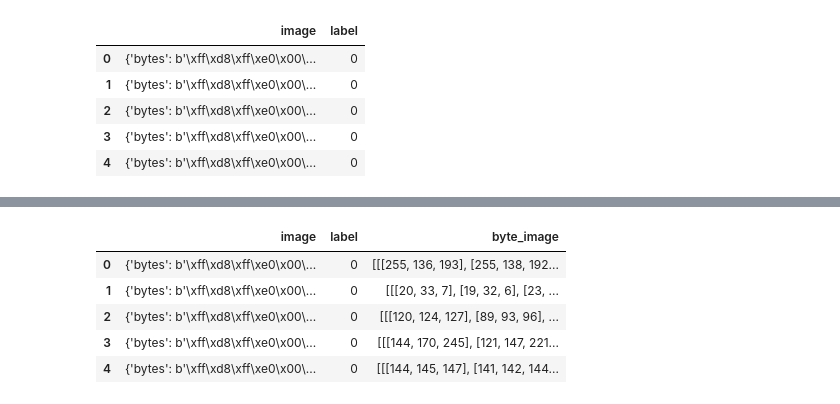
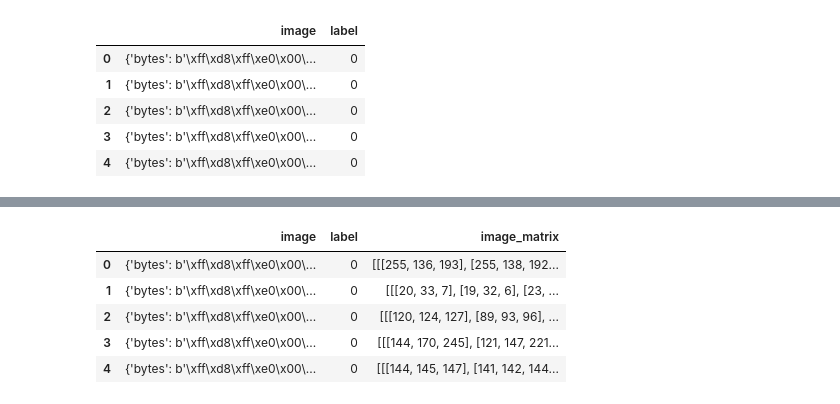
Before and after one commit to vrublik/ds_portfolio, a Jupyter notebook: CNN tiny ImageNet.ipynb, the cells around one changed output, grey strips where cells are left out. Drawn from its saved outputs; the diff is of its cells as text; code cells hidden in the pictures.

```diff
--- a/CNN tiny ImageNet.ipynb
+++ b/CNN tiny ImageNet.ipynb
@@ -36,6 +49,6 @@ valid_dataset.head()
 | 4 | {'bytes': b'\xff\xd8\xff\xe0\x00\... | 0 |
 # %%
 %%time
-train_dataset['byte_image'] = train_dataset['image'].apply(lambda x: np.array(Image.open(io.BytesIO(x['bytes']))))
+train_dataset['image_matrix'] = train_dataset['image'].apply(lambda x: np.array(Image.open(io.BytesIO(x['bytes']))))
 train_dataset.head()
 # %% [output]
@@ -44,4 +57,4 @@ Wall time: 7.42 s
-|  | image | label | byte_image |
+|  | image | label | image_matrix |
 | 0 | {'bytes': b'\xff\xd8\xff\xe0\x00\... | 0 | [[[255, 136, 193], [255, 138, 192... |
 | 1 | {'bytes': b'\xff\xd8\xff\xe0\x00\... | 0 | [[[20, 33, 7], [19, 32, 6], [23, ... |
 | 2 | {'bytes': b'\xff\xd8\xff\xe0\x00\... | 0 | [[[120, 124, 127], [89, 93, 96], ... |
```
Also changed, not shown: parts of 86 cells of this notebook, 2 other files.
